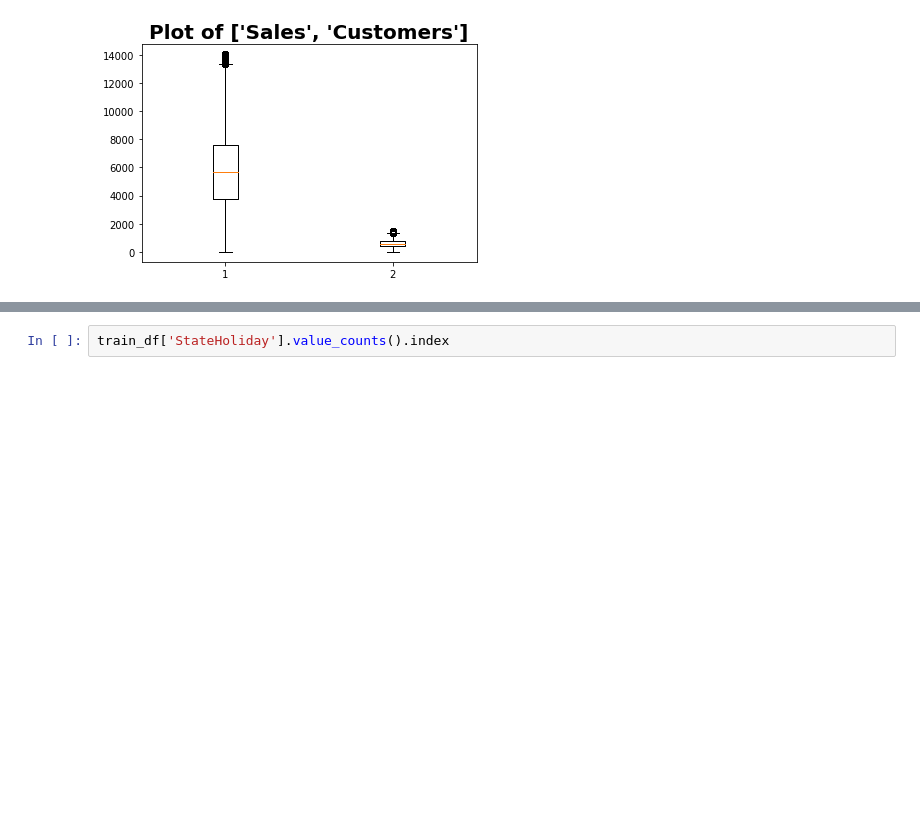
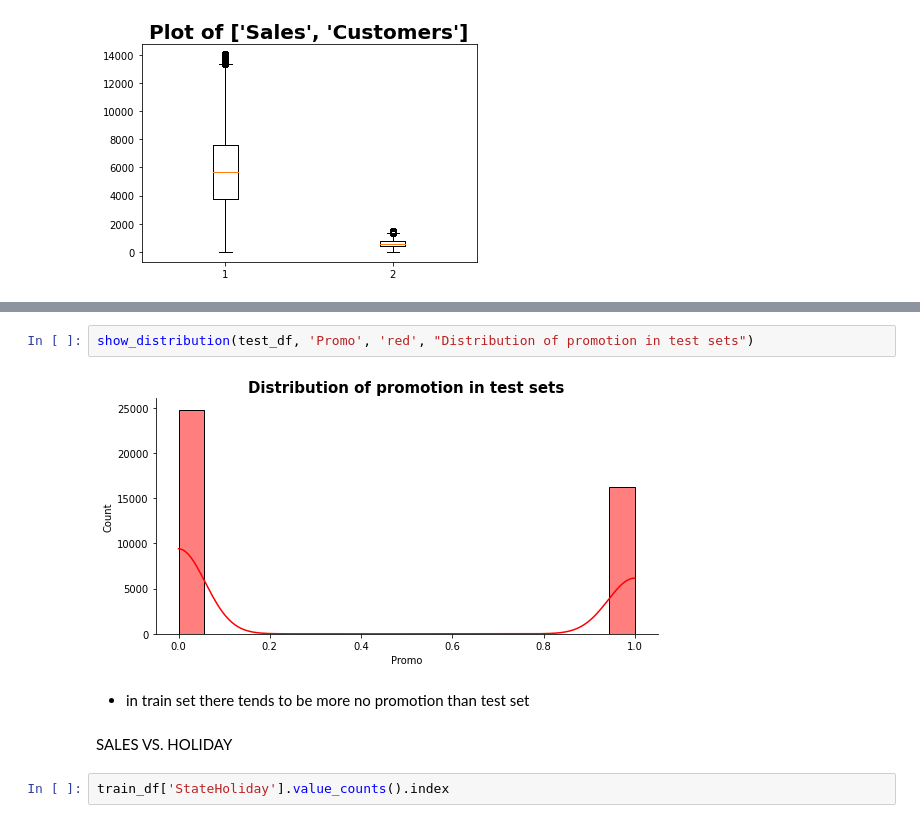
Before and after one commit to sel6/Rosmann_Pharmacy_prediction, a Jupyter notebook: notebooks/EDA.ipynb, the cells around one changed output, grey strips where cells are left out. Cells and saved outputs as stored; diff of their text form; blank space fills up the shorter version.

```diff
--- a/notebooks/EDA.ipynb
+++ b/notebooks/EDA.ipynb
@@ -211,3 +218,11 @@ train_store_clean.to_csv("../data/test_store.csv", index = False)
+# %%
+show_distribution(test_df, 'Promo', 'red', "Distribution of promotion in test sets")
+# %% [output]
+[figure, added]
+# %% [markdown]
+* in train set there tends to be more no promotion than test set
+# %% [markdown]
+SALES VS. HOLIDAY
 # %%
 train_df['StateHoliday'].value_counts().index
 # %% [output]
```
Also changed, not shown: parts of 20 cells of this notebook.
